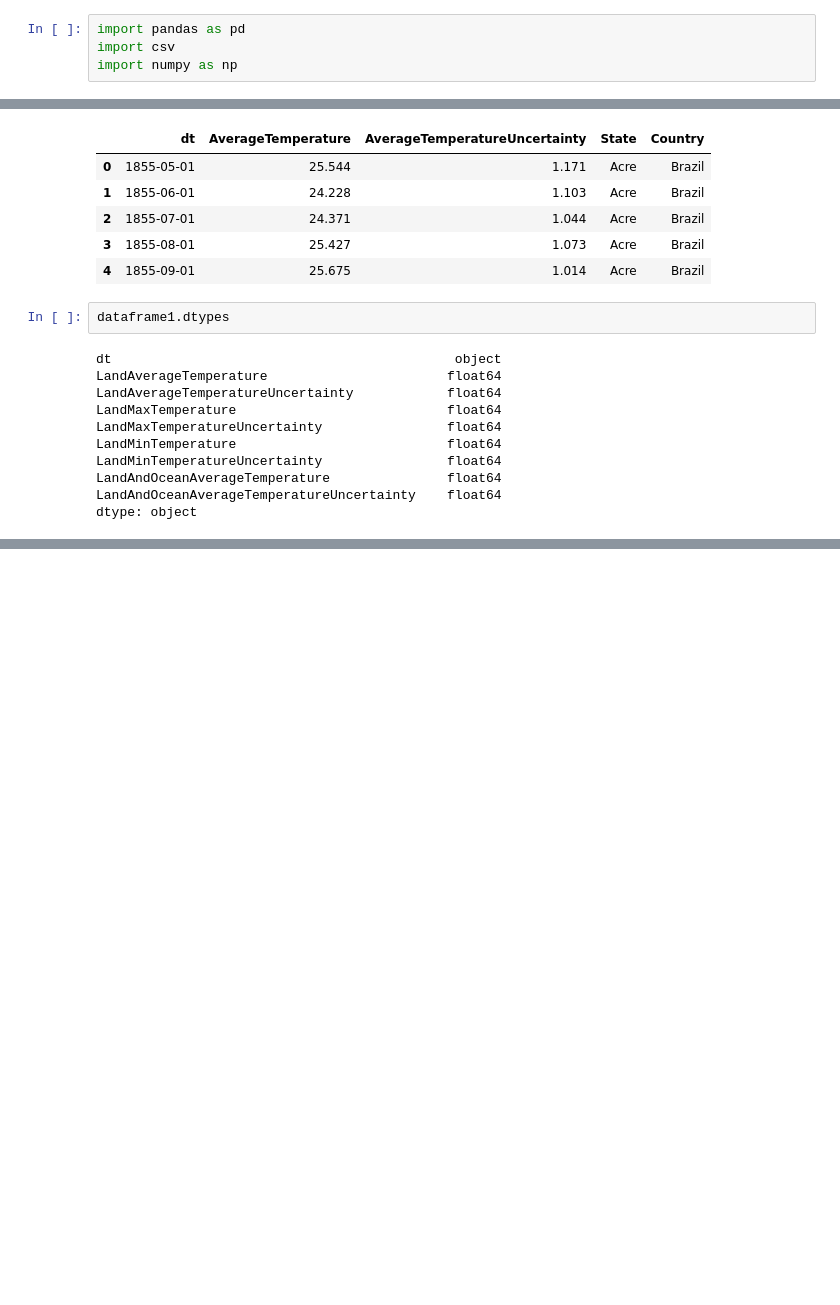
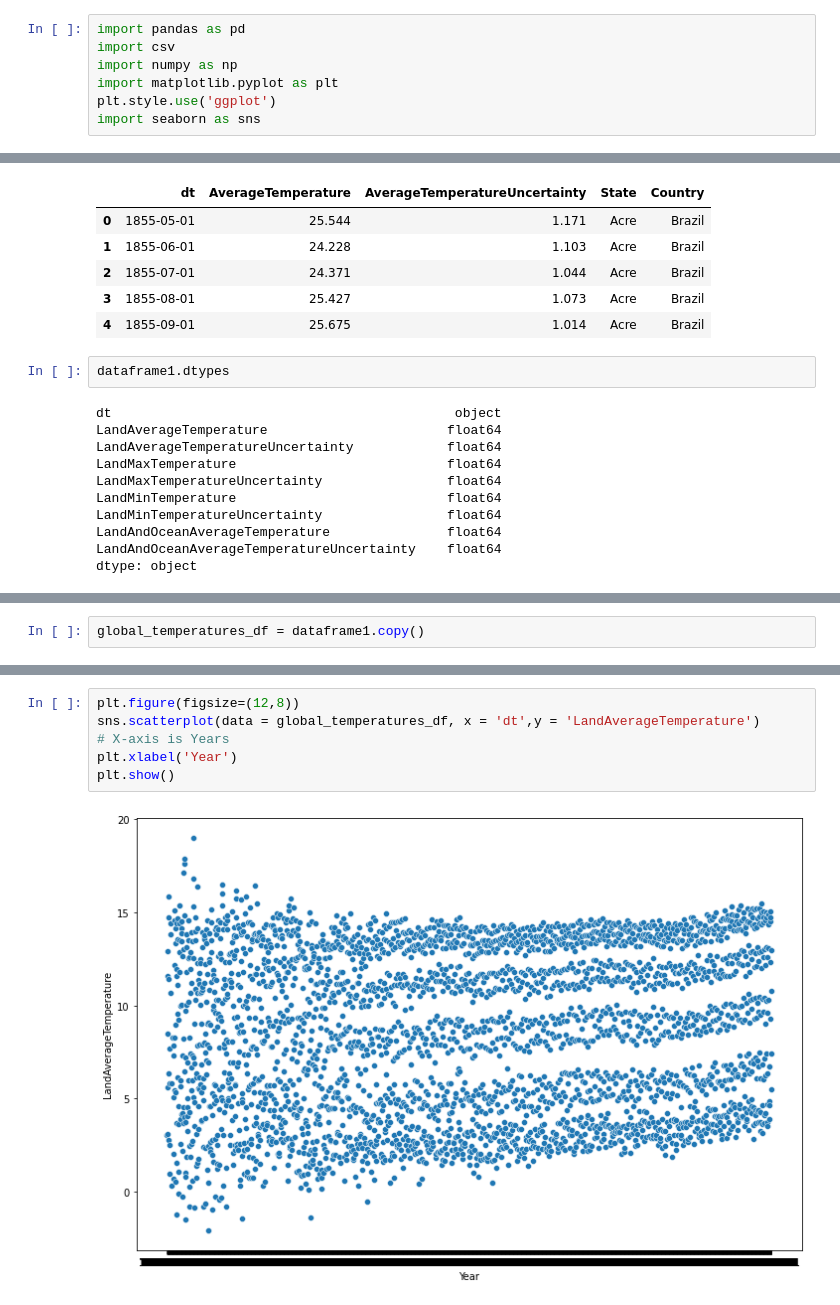
Before and after one commit to JayeshSuryavanshi/Data-Intensive-Computing, a Jupyter notebook: CSE_587_ProjectPhase1.ipynb, the cells around one changed output, grey strips where cells are left out. Saved outputs shown, nothing was run; the diff lists cells and outputs as text; blank space fills up the shorter version.

```diff
--- a/CSE_587_ProjectPhase1.ipynb
+++ b/CSE_587_ProjectPhase1.ipynb
@@ -23,6 +23,9 @@ EDA operations performed:
 import pandas as pd
 import csv
 import numpy as np
+import matplotlib.pyplot as plt
+plt.style.use('ggplot')
+import seaborn as sns
 # %%
 from google.colab import drive
 drive.mount('/content/drive')
@@ -105,0 +179,2 @@ dataframe3.dtypes
+# %%
+global_temperatures_df = dataframe1.copy()
@@ -105,0 +193,8 @@ dataframe3.dtypes
+# %%
+plt.figure(figsize=(12,8))
+sns.scatterplot(data = global_temperatures_df, x = 'dt',y = 'LandAverageTemperature')
+# X-axis is Years
+plt.xlabel('Year')
+plt.show()
+# %% [output]
+[figure, added]
```
Also changed, not shown: parts of 13 cells of this notebook.
